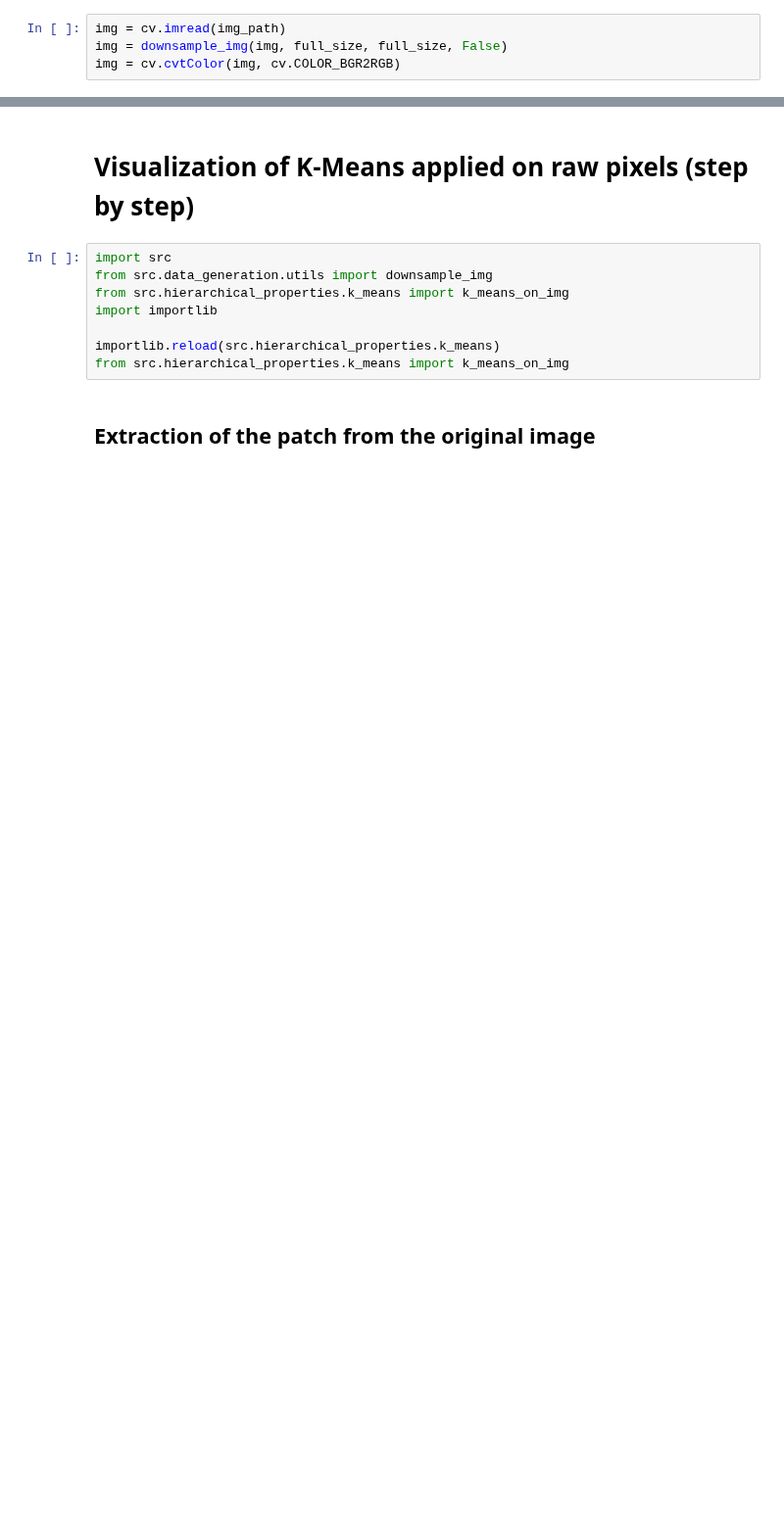
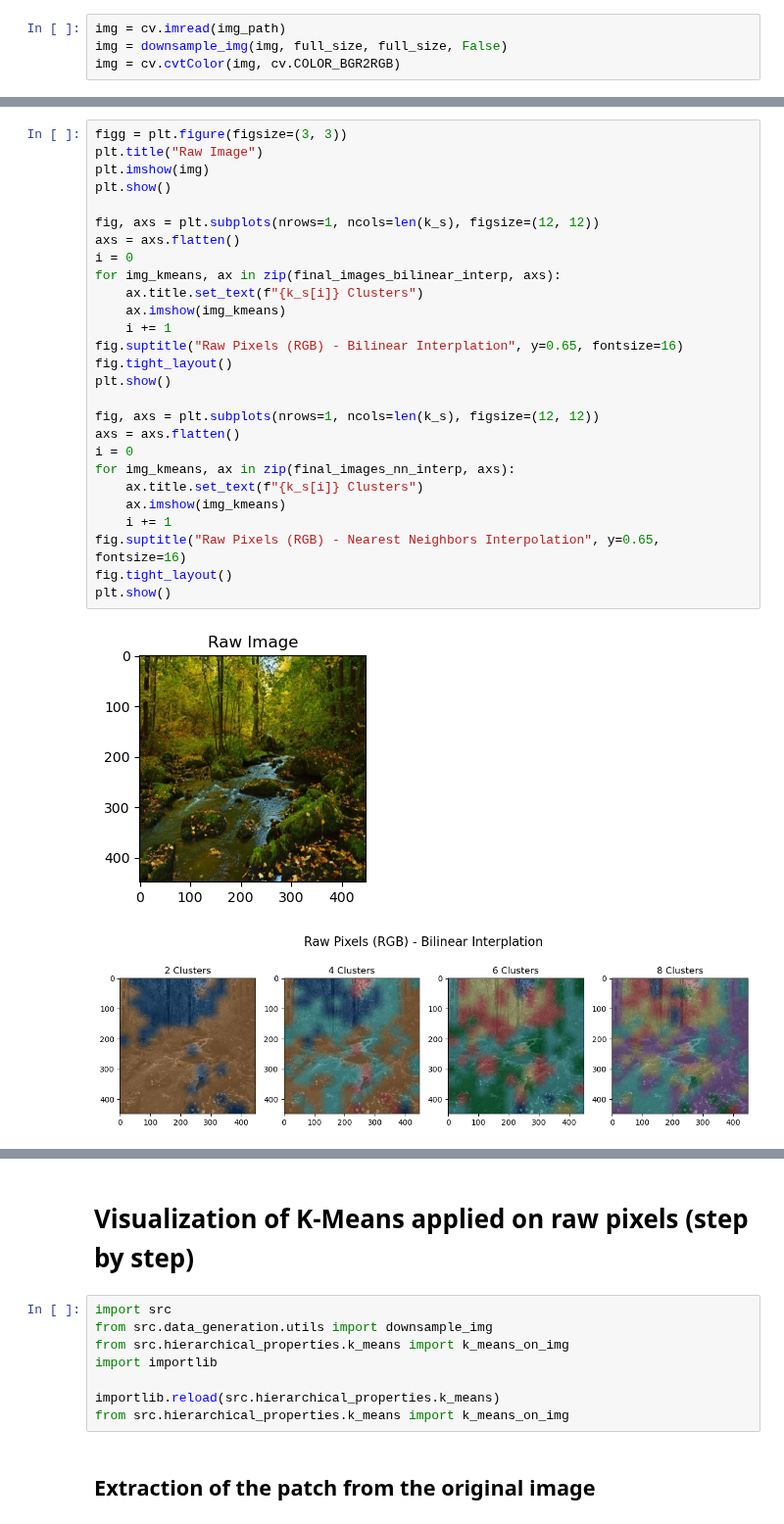
Before and after one commit to mona251/Intriguing-Properties-of-Contrastive-Losses, a Jupyter notebook: scripts/hierarchical_properties/raw_pixels.ipynb, the cells around one changed output, grey strips where cells are left out. Shown at 98% size. Cells and saved outputs as stored; diff of their text form; blank space fills up the shorter version.

```diff
--- a/scripts/hierarchical_properties/raw_pixels.ipynb
+++ b/scripts/hierarchical_properties/raw_pixels.ipynb
@@ -51,0 +47,30 @@ plt.show()
+# %%
+figg = plt.figure(figsize=(3, 3))
+plt.title("Raw Image")
+plt.imshow(img)
+plt.show()
+
+fig, axs = plt.subplots(nrows=1, ncols=len(k_s), figsize=(12, 12))
+axs = axs.flatten()
+i = 0
+for img_kmeans, ax in zip(final_images_bilinear_interp, axs):
+    ax.title.set_text(f"{k_s[i]} Clusters")
+    ax.imshow(img_kmeans)
+    i += 1
+fig.suptitle("Raw Pixels (RGB) - Bilinear Interplation", y=0.65, fontsize=16)
+fig.tight_layout()
+plt.show()
+
+fig, axs = plt.subplots(nrows=1, ncols=len(k_s), figsize=(12, 12))
+axs = axs.flatten()
+i = 0
+for img_kmeans, ax in zip(final_images_nn_interp, axs):
+    ax.title.set_text(f"{k_s[i]} Clusters")
+    ax.imshow(img_kmeans)
+    i += 1
+fig.suptitle("Raw Pixels (RGB) - Nearest Neighbors Interpolation", y=0.65, fontsize=16)
+fig.tight_layout()
+plt.show()
+# %% [output]
+[figure, added]
+[figure, added]
```
Also changed, not shown: parts of 10 cells of this notebook.
